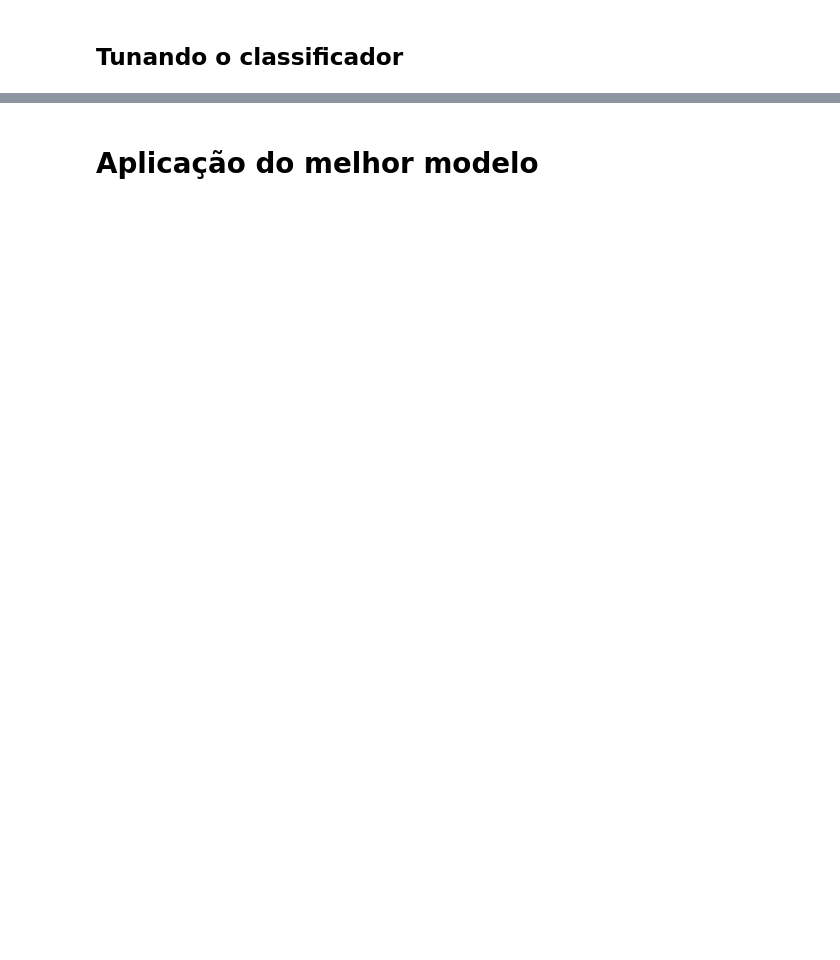
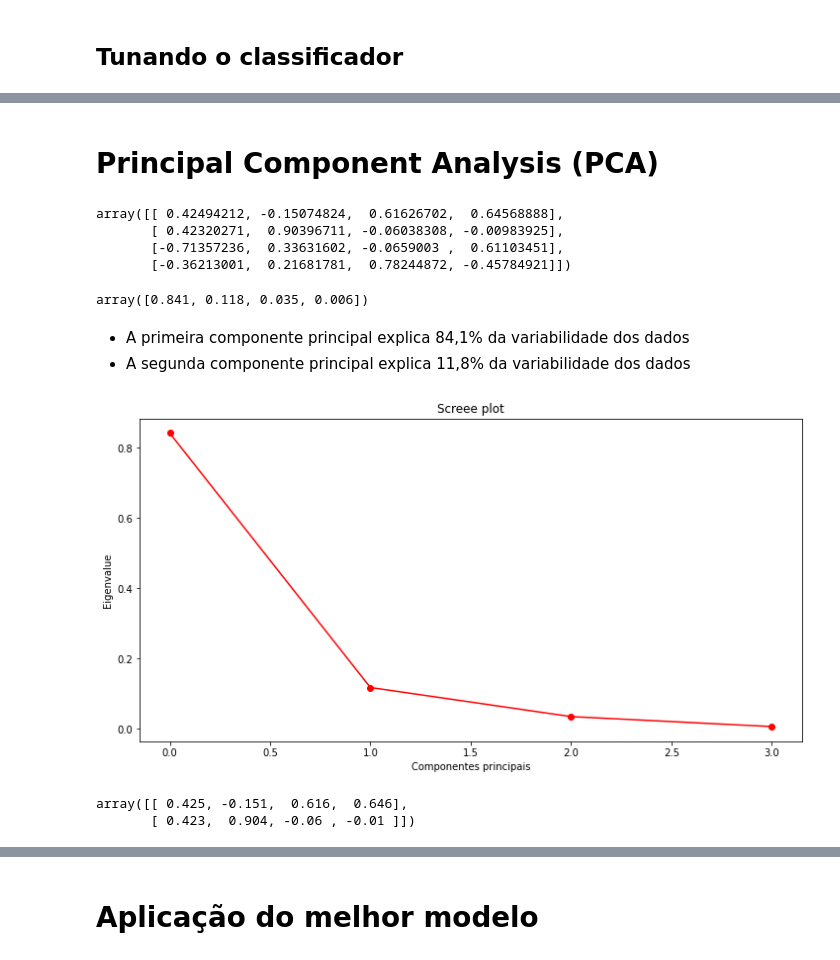
Before and after one commit to victorpecine/estudo_xgboost, a Jupyter notebook: iris_xgboost.ipynb, the cells around one changed output, grey strips where cells are left out. Drawn from its saved outputs; the diff is of its cells as text; code cells hidden in the pictures; blank space fills up the shorter version.

```diff
--- a/iris_xgboost.ipynb
+++ b/iris_xgboost.ipynb
@@ -101,0 +158,47 @@ resultado_cv_gbtree.mean()
+# %%
+scaler = MinMaxScaler()
+
+X_scaled = scaler.fit_transform(X)
+# %% [markdown]
+# Principal Component Analysis (PCA)
+# %%
+pca = PCA(n_components=4)
+
+X_scaled_pca = pca.fit_transform(X_scaled)
+
+pca.components_ # Em cada linha é dado os coeficientes de uma componente principal (n_components)
+# Coeficientes da combinação das variáveis originais que dão origem às componentes principais
+# %% [output]
+array([[ 0.42494212, -0.15074824,  0.61626702,  0.64568888],
+       [ 0.42320271,  0.90396711, -0.06038308, -0.00983925],
+       [-0.71357236,  0.33631602, -0.0659003 ,  0.61103451],
+       [-0.36213001,  0.21681781,  0.78244872, -0.45784921]])
+# %%
+pca.explained_variance_ratio_.round(3)
+# %% [output]
+array([0.841, 0.118, 0.035, 0.006])
+# %% [markdown]
+* A primeira componente principal explica 84,1% da variabilidade dos dados
+* A segunda componente principal explica 11,8% da variabilidade dos dados
+# %%
+fig = plt.figure(figsize=(12, 6))
+
+plt.plot(pca.explained_variance_ratio_, 'ro-')
+plt.title('Screee plot')
+plt.xlabel('Componentes principais')
+plt.ylabel('Eigenvalue')
+
+plt.show()
+# %% [output]
+[figure, added]
+# %%
+pca = PCA(n_components=2)
+
+X_scaled_pca_two_comp = pca.fit_transform(X_scaled)
+
+pca_componentes = pca.components_.round(3)
+
+pca_componentes
+# %% [output]
+array([[ 0.425, -0.151,  0.616,  0.646],
+       [ 0.423,  0.904, -0.06 , -0.01 ]])
```
Also changed, not shown: parts of 32 cells of this notebook.
